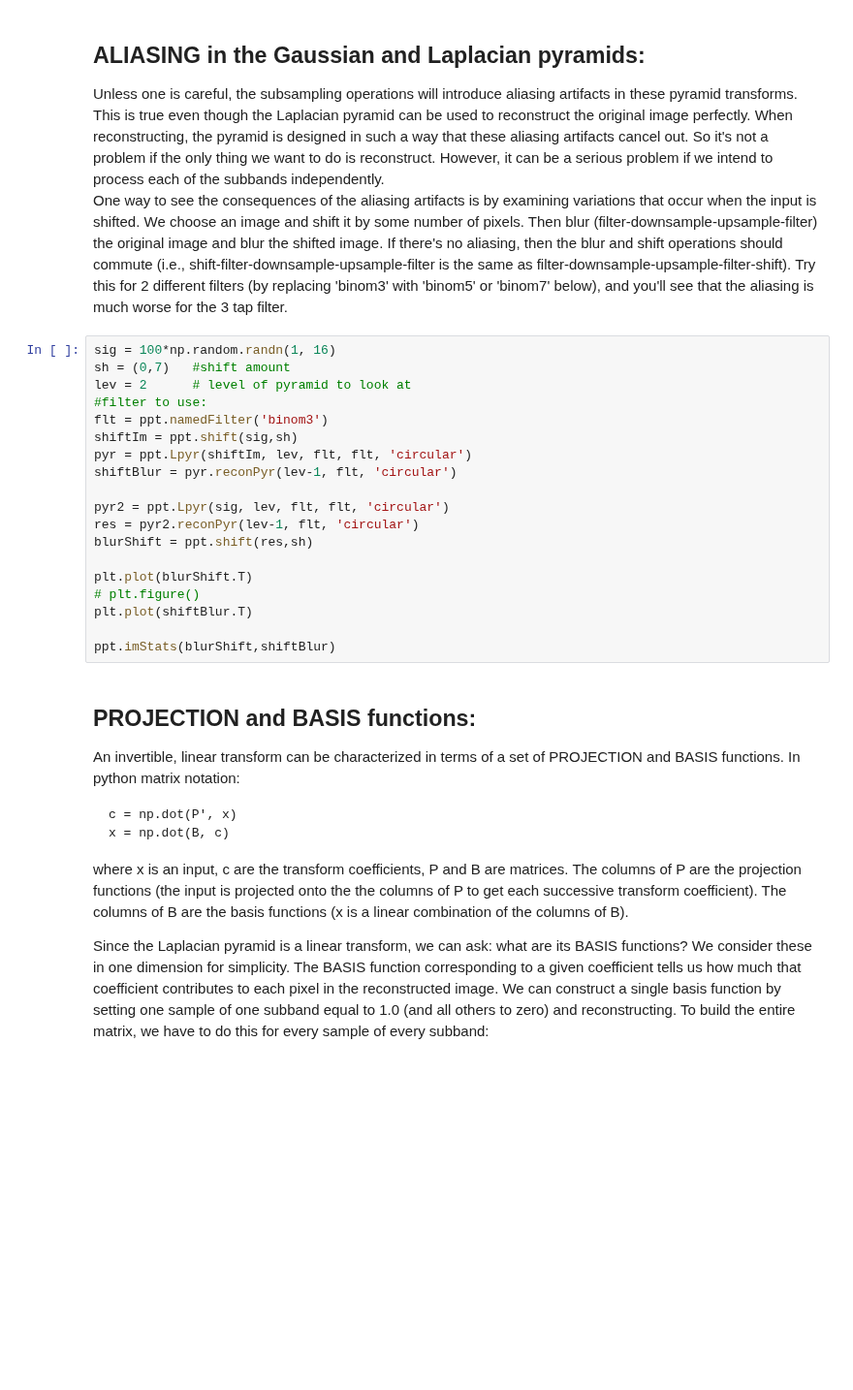
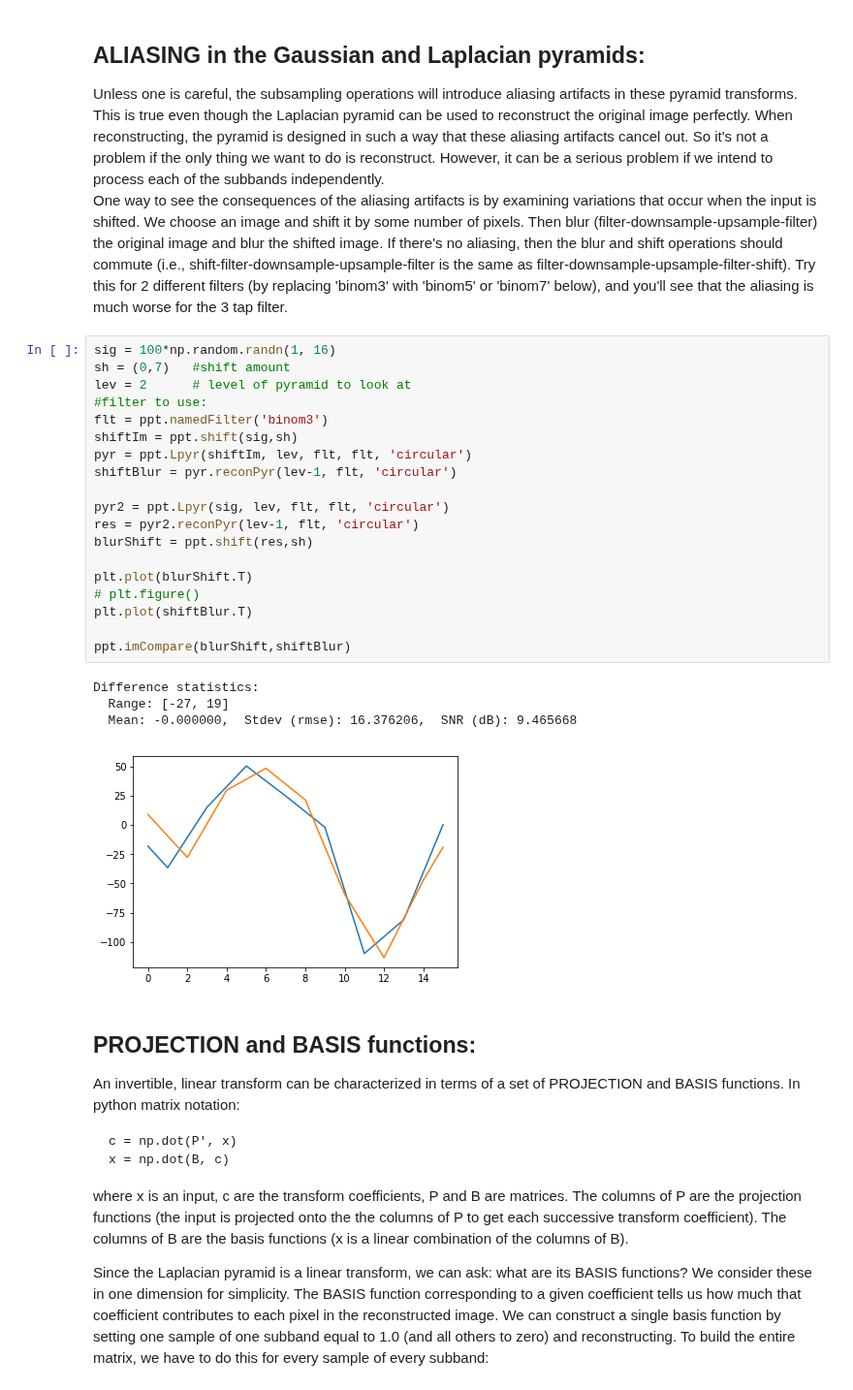
Before and after one commit to LabForComputationalVision/pyrtools, a Jupyter notebook: TUTORIALS/02_pyramids.ipynb, the cells around one changed output. Shown at 97% size. Cells and saved outputs as stored; diff of their text form; blank space fills up the shorter version.

```diff
--- a/TUTORIALS/02_pyramids.ipynb
+++ b/TUTORIALS/02_pyramids.ipynb
@@ -255,22 +287,27 @@ filter.
 # %%
 sig = 100*np.random.randn(1, 16)
 sh = (0,7)   #shift amount
 lev = 2      # level of pyramid to look at
 #filter to use:
 flt = ppt.namedFilter('binom3')
 shiftIm = ppt.shift(sig,sh)
 pyr = ppt.Lpyr(shiftIm, lev, flt, flt, 'circular')
 shiftBlur = pyr.reconPyr(lev-1, flt, 'circular')
 
 pyr2 = ppt.Lpyr(sig, lev, flt, flt, 'circular')
 res = pyr2.reconPyr(lev-1, flt, 'circular')
 blurShift = ppt.shift(res,sh)
 
 plt.plot(blurShift.T)
 # plt.figure()
 plt.plot(shiftBlur.T)
 
-ppt.imStats(blurShift,shiftBlur)
+ppt.imCompare(blurShift,shiftBlur)
+# %% [output]
+Difference statistics:
+  Range: [-27, 19]
+  Mean: -0.000000,  Stdev (rmse): 16.376206,  SNR (dB): 9.465668
+[figure, added]
 # %% [markdown]
 ## PROJECTION and BASIS functions:
 
```
Also changed, not shown: parts of 66 cells of this notebook, 2 other files.
